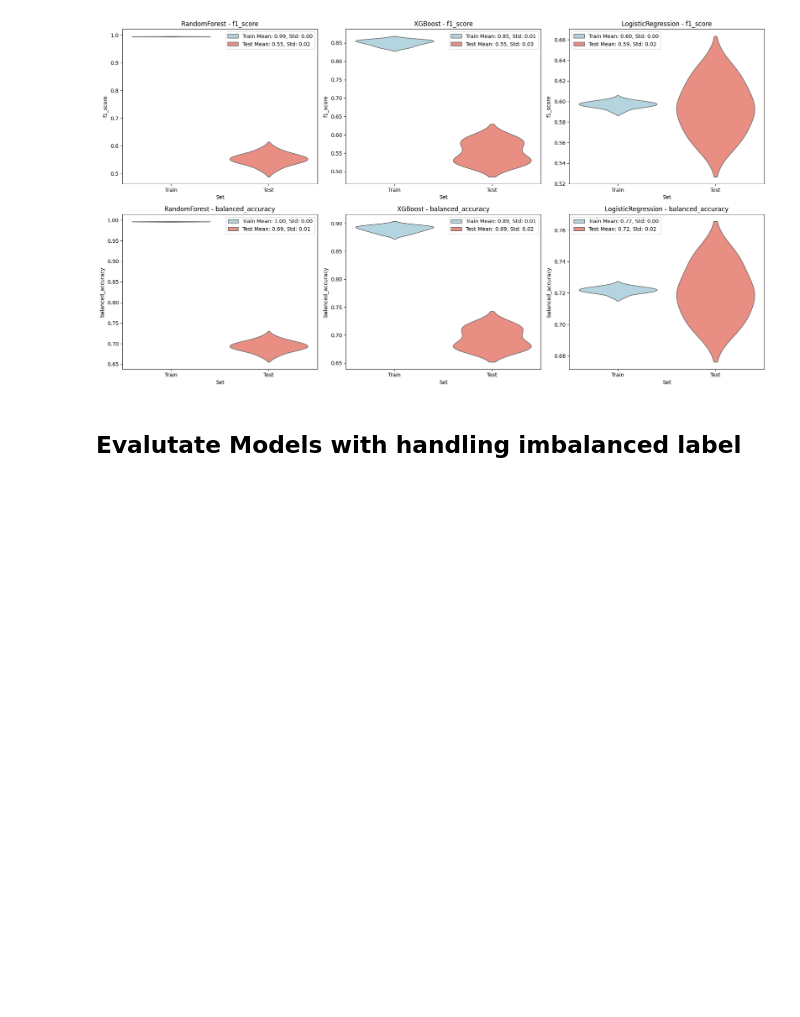
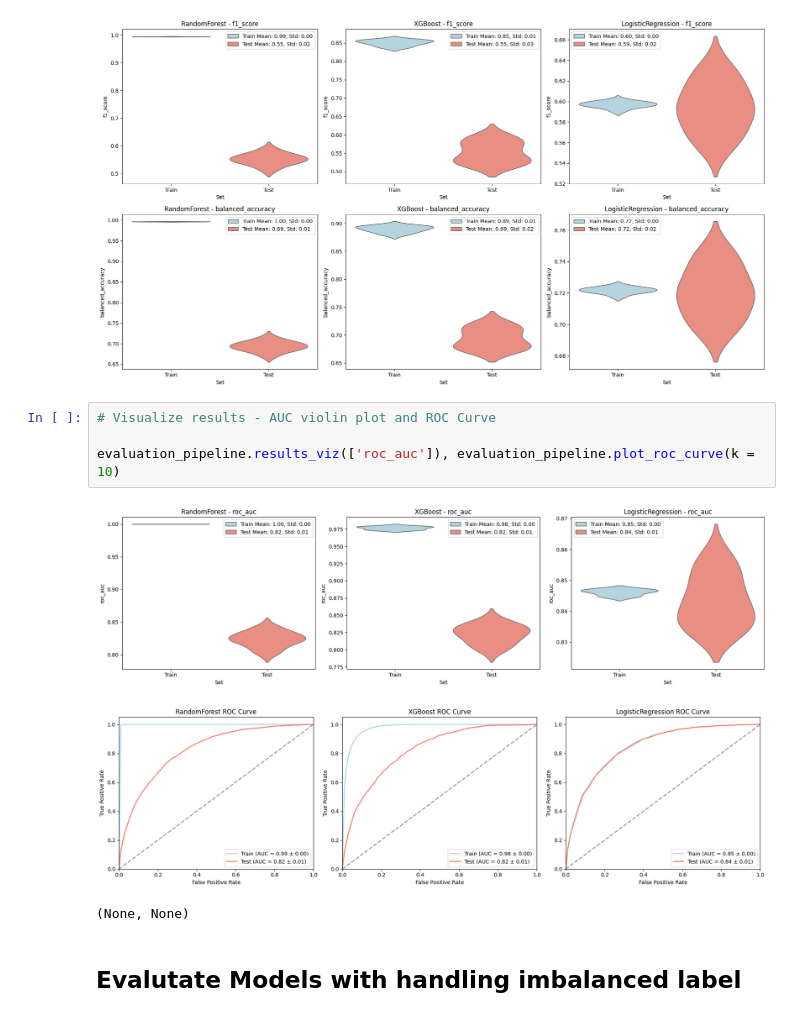
Before and after one commit to Silvano315/Churn-Prediction-with-SHAP, a Jupyter notebook: Classification.ipynb, the cells around one changed output. Drawn from its saved outputs; the diff is of its cells as text; blank space fills up the shorter version.

```diff
--- a/Classification.ipynb
+++ b/Classification.ipynb
@@ -86,6 +86,14 @@ evaluation_pipeline.results_viz(['recall', 'precision'])
 evaluation_pipeline.results_viz(['f1_score', 'balanced_accuracy'])
 # %% [output]
 [figure]
+# %%
+# Visualize results - AUC violin plot and ROC Curve
+
+evaluation_pipeline.results_viz(['roc_auc']), evaluation_pipeline.plot_roc_curve(k = 10)
+# %% [output]
+[figure, added]
+[figure, added]
+(None, None)
 # %% [markdown]
 ## Evalutate Models with handling imbalanced label
 # %%
```
